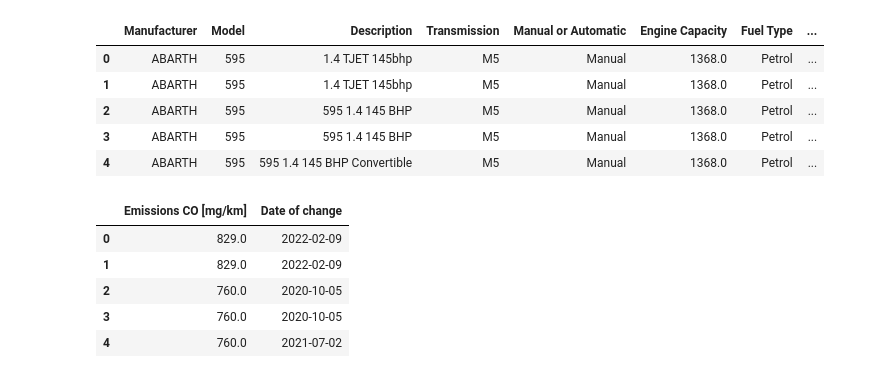
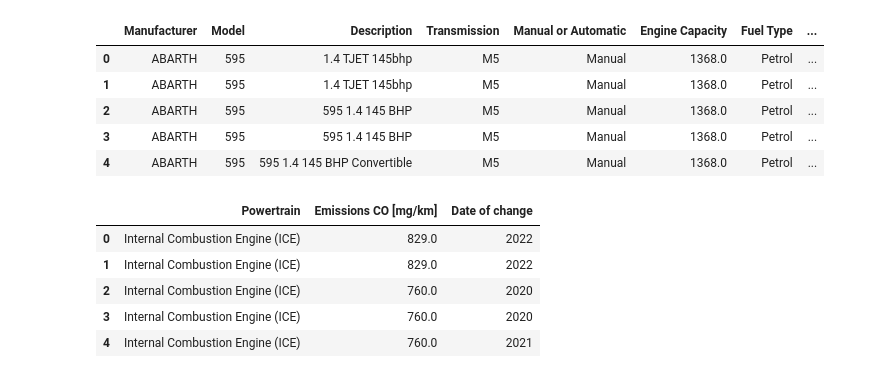
Before and after one commit to grilgamesh/How-important-is-the-change-to-electric-cars-, a Jupyter notebook: datalook.ipynb, the cells around one changed output. Cells and saved outputs as stored; diff of their text form; code cells hidden in the pictures.

Commit message:
updated version of average emissions by powertrain

```diff
--- a/datalook.ipynb
+++ b/datalook.ipynb
@@ -23,14 +24,14 @@ euro_df.head()
 pd.set_option("display.max_rows", 100)
 pd.set_option("display.max_columns", None)
 # %%
-emission_date = euro_df.loc[:, ['Emissions CO [mg/km]','Date of change']]
-emission_date["Date of change"] = pd.to_datetime(emission_date["Date of change"])
+emission_date = euro_df.loc[:, ['Powertrain','Emissions CO [mg/km]','Date of change']]
+emission_date["Date of change"] = pd.to_datetime(emission_date["Date of change"]).dt.strftime('%Y')
 emission_date.head()
 #emission_date.dtypes
 # %% [output]
-|  | Emissions CO [mg/km] | Date of change |
-| 0 | 829.0 | 2022-02-09 |
-| 1 | 829.0 | 2022-02-09 |
-| 2 | 760.0 | 2020-10-05 |
-| 3 | 760.0 | 2020-10-05 |
-| 4 | 760.0 | 2021-07-02 |
+|  | Powertrain | Emissions CO [mg/km] | Date of change |
+| 0 | Internal Combustion Engine (ICE) | 829.0 | 2022 |
+| 1 | Internal Combustion Engine (ICE) | 829.0 | 2022 |
+| 2 | Internal Combustion Engine (ICE) | 760.0 | 2020 |
+| 3 | Internal Combustion Engine (ICE) | 760.0 | 2020 |
+| 4 | Internal Combustion Engine (ICE) | 760.0 | 2021 |
```
Also changed, not shown: parts of 6 cells of this notebook.
